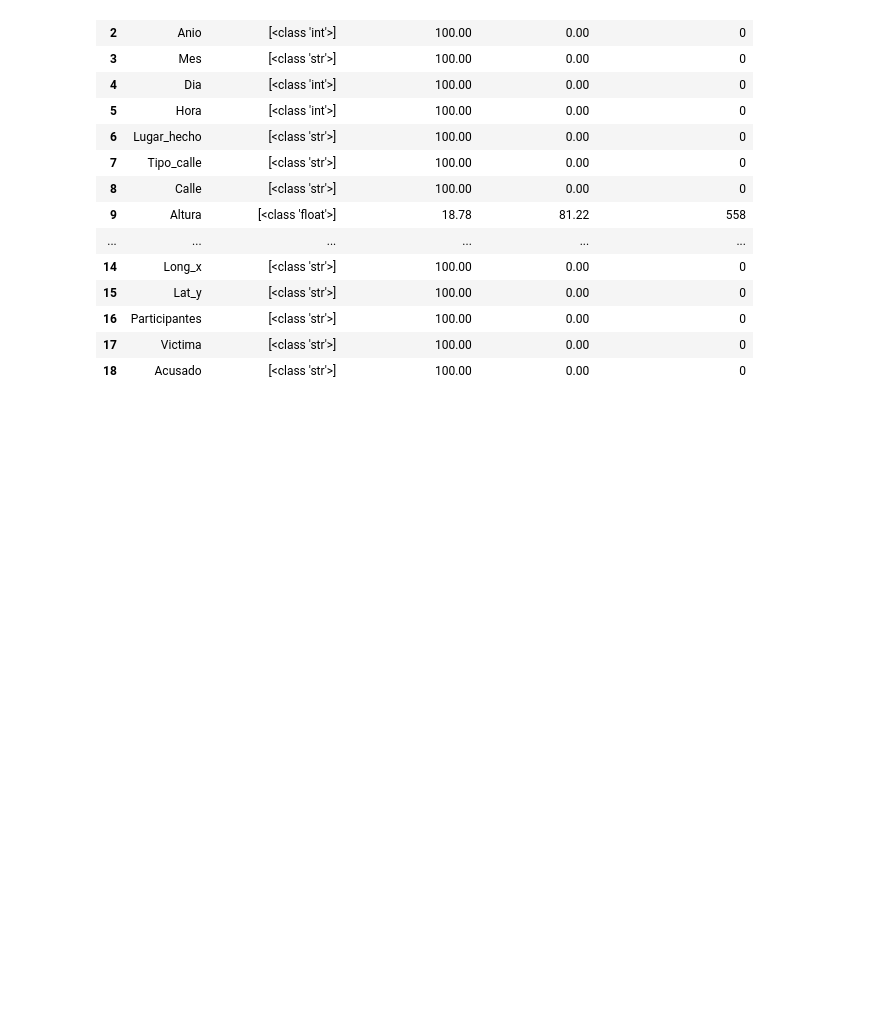
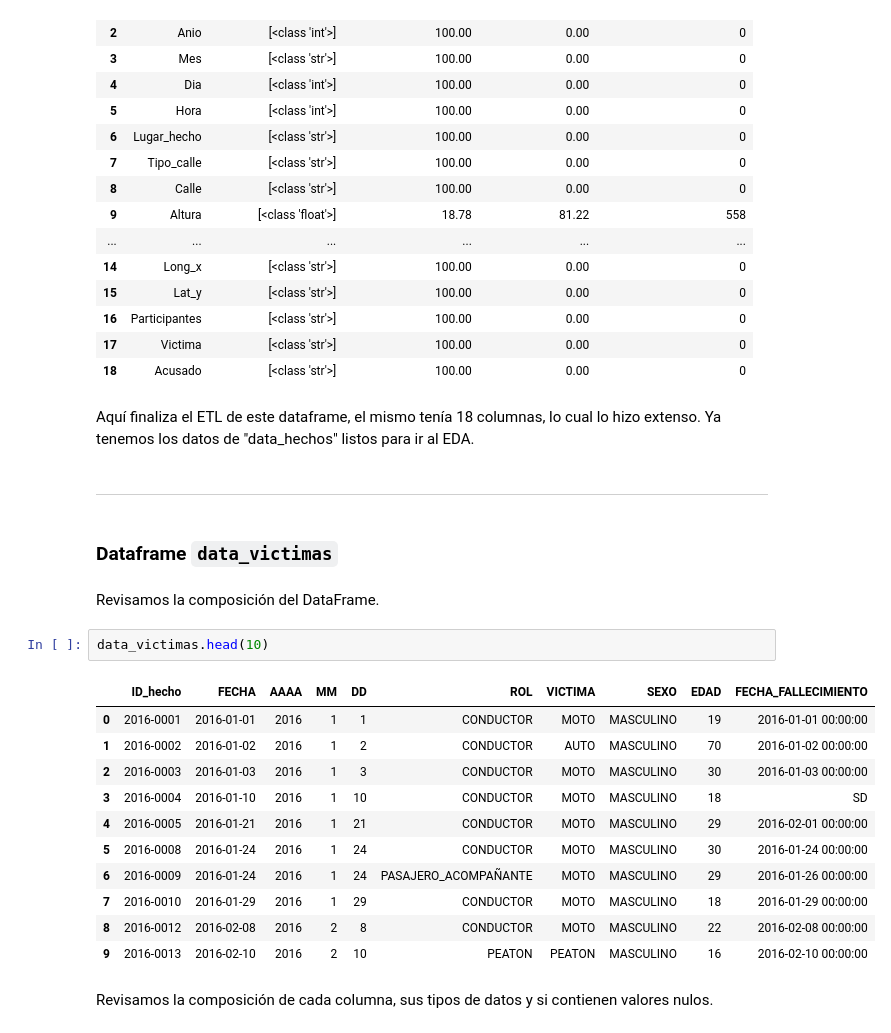
Before and after one commit to MaximilianoTauil/PI_Siniestros, a Jupyter notebook: ETL.ipynb, the cells around one changed output. Cells and saved outputs as stored; diff of their text form; blank space fills up the shorter version.

```diff
--- a/ETL.ipynb
+++ b/ETL.ipynb
@@ -584,3 +686,27 @@ Herr.analizar_datos(data_hechos)
 | 16 | Participantes | [<class 'str'>] | 100.00 | 0.00 | 0 |
 | 17 | Victima | [<class 'str'>] | 100.00 | 0.00 | 0 |
 | 18 | Acusado | [<class 'str'>] | 100.00 | 0.00 | 0 |
+# %% [markdown]
+Aquí finaliza el ETL de este dataframe, el mismo tenía 18 columnas, lo cual lo hizo extenso. Ya tenemos los datos de "data_hechos" listos para ir al EDA.
+# %% [markdown]
+---------------------------------------------------------------------------------------------------------------------------
+# %% [markdown]
+### Dataframe ``data_victimas``
+# %% [markdown]
+Revisamos la composición del DataFrame.
+# %%
+data_victimas.head(10)
+# %% [output]
+|  | ID_hecho | FECHA | AAAA | MM | DD | ROL | VICTIMA | SEXO | EDAD | FECHA_FALLECIMIENTO |
+| 0 | 2016-0001 | 2016-01-01 | 2016 | 1 | 1 | CONDUCTOR | MOTO | MASCULINO | 19 | 2016-01-01 00:00:00 |
+| 1 | 2016-0002 | 2016-01-02 | 2016 | 1 | 2 | CONDUCTOR | AUTO | MASCULINO | 70 | 2016-01-02 00:00:00 |
+| 2 | 2016-0003 | 2016-01-03 | 2016 | 1 | 3 | CONDUCTOR | MOTO | MASCULINO | 30 | 2016-01-03 00:00:00 |
+| 3 | 2016-0004 | 2016-01-10 | 2016 | 1 | 10 | CONDUCTOR | MOTO | MASCULINO | 18 | SD |
+| 4 | 2016-0005 | 2016-01-21 | 2016 | 1 | 21 | CONDUCTOR | MOTO | MASCULINO | 29 | 2016-02-01 00:00:00 |
+| 5 | 2016-0008 | 2016-01-24 | 2016 | 1 | 24 | CONDUCTOR | MOTO | MASCULINO | 30 | 2016-01-24 00:00:00 |
+| 6 | 2016-0009 | 2016-01-24 | 2016 | 1 | 24 | PASAJERO_ACOMPAÑANTE | MOTO | MASCULINO | 29 | 2016-01-26 00:00:00 |
+| 7 | 2016-0010 | 2016-01-29 | 2016 | 1 | 29 | CONDUCTOR | MOTO | MASCULINO | 18 | 2016-01-29 00:00:00 |
+| 8 | 2016-0012 | 2016-02-08 | 2016 | 2 | 8 | CONDUCTOR | MOTO | MASCULINO | 22 | 2016-02-08 00:00:00 |
+| 9 | 2016-0013 | 2016-02-10 | 2016 | 2 | 10 | PEATON | PEATON | MASCULINO | 16 | 2016-02-10 00:00:00 |
+# %% [markdown]
+Revisamos la composición de cada columna, sus tipos de datos y si contienen valores nulos.
```
Also changed, not shown: parts of 25 cells of this notebook.
